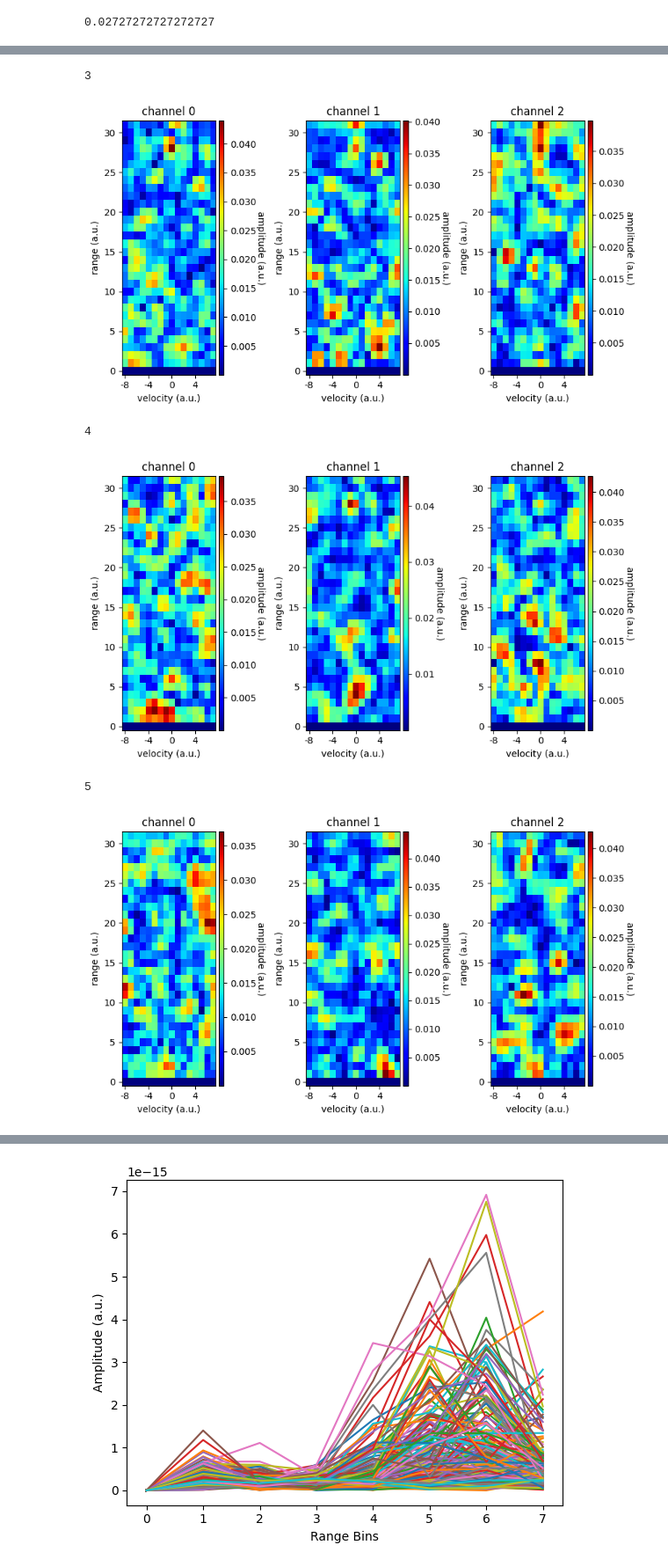
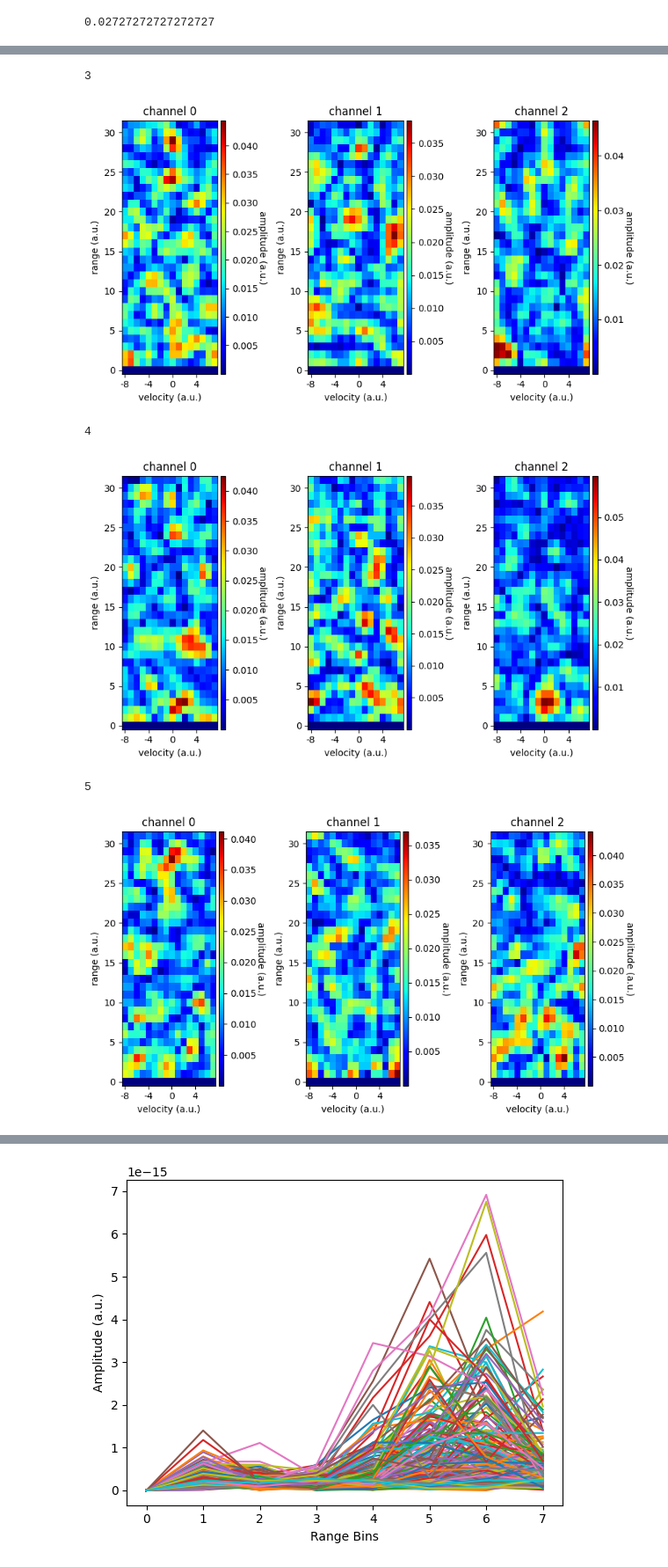
Before and after one commit to StergiousAji/mmFace-3D-Face-Recognition-using-RGB-and-mmWave-Radar, a Jupyter notebook: src/Soli/soli_realsense/test.ipynb, the cells around one changed output, grey strips where cells are left out. Shown at 88% size. Cells and saved outputs as stored; diff of their text form; code cells hidden in the pictures.

```diff
--- a/src/Soli/soli_realsense/test.ipynb
+++ b/src/Soli/soli_realsense/test.ipynb
@@ -151,7 +149,7 @@ def plot_crd_data(crd_data, path=""):
         plt.show()
         # plt.close()
 
-subject = 12
+subject = 0
 experiment = 0
 with open(f"data/{subject}/{subject}-{experiment}_radar.json", "r") as radar_json:
     radar = json.load(radar_json)
@@ -175,9 +173,9 @@ plot_crd_data(crd_data[:10])
 3
-[figure, old version]
+[figure, new version]
 4
-[figure, old version]
+[figure, new version]
 5
-[figure, old version]
+[figure, new version]
 ... (8 outputs left out)
 # %%
 # plt.plot(np.abs(np.sum(crd_data[3], axis=2))[0])
```
Also changed, not shown: parts of 2 cells of this notebook, 8 other files.
